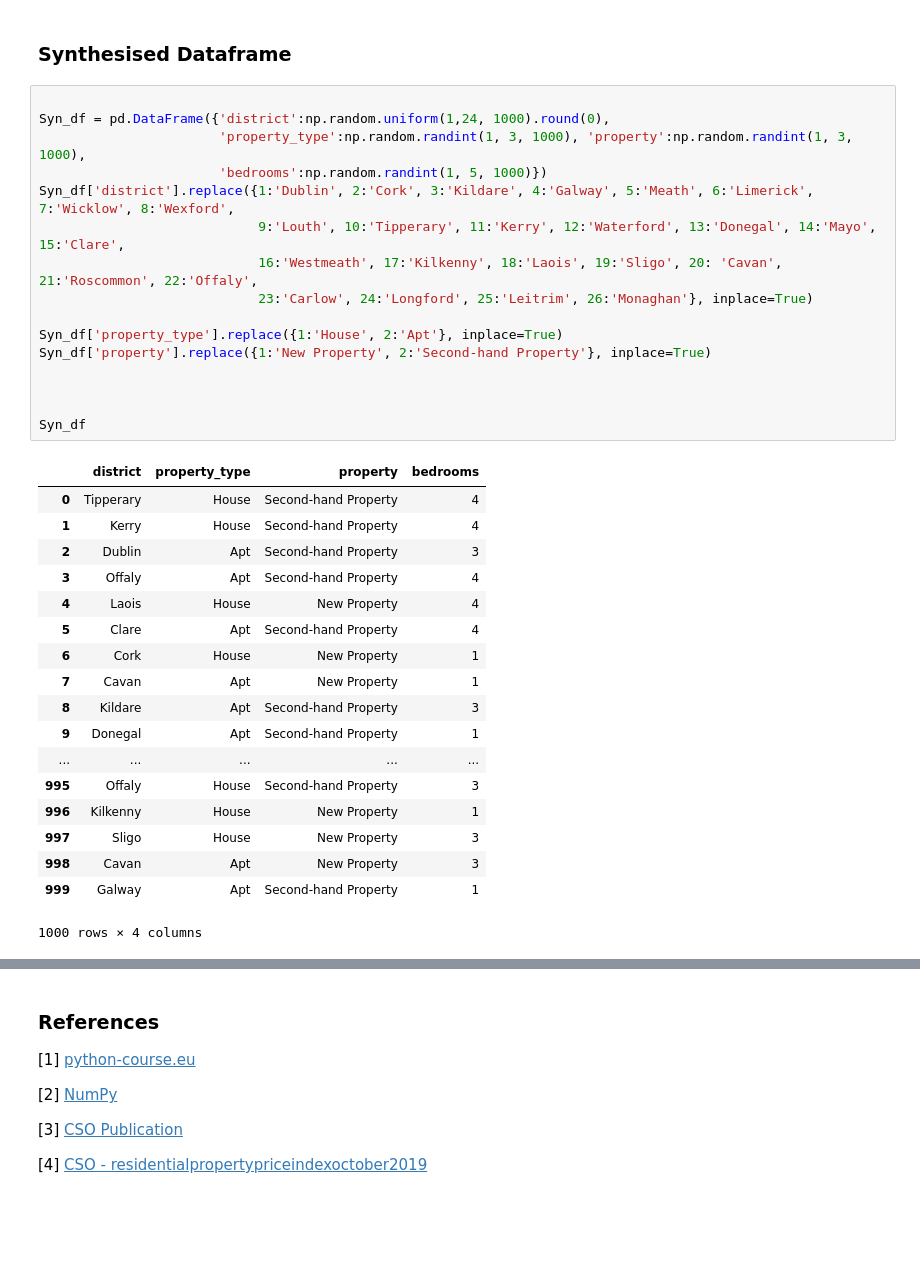
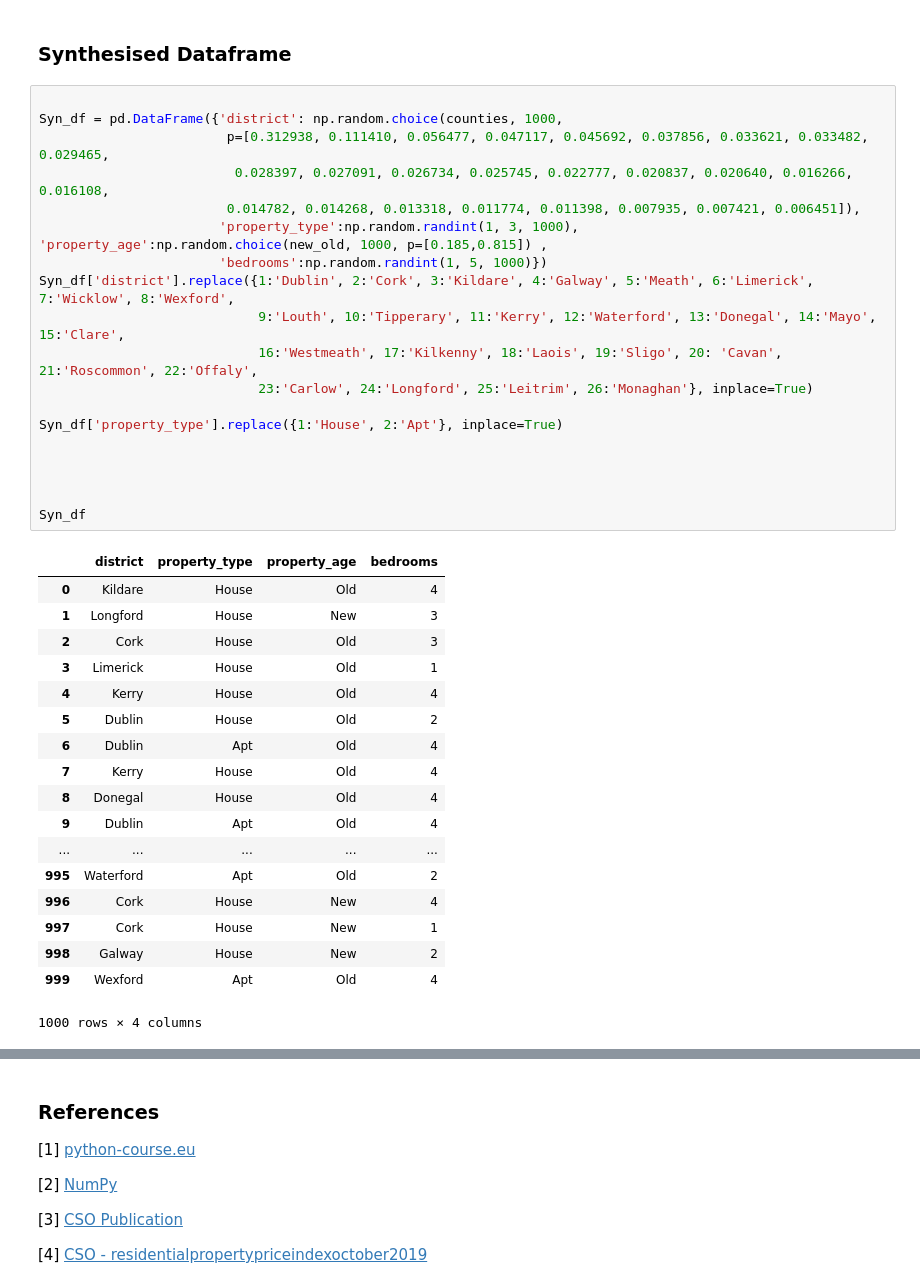
Before and after one commit to edelcorcoran/PDA-Project-, a Jupyter notebook: PDA Project.ipynb, the cells around one changed output, grey strips where cells are left out. Drawn from its saved outputs; the diff is of its cells as text; blank space fills up the shorter version.

Commit message:
Alter numpy functions to reflect better distributions using probabilites and numpy.random.choice function

```diff
--- a/PDA Project.ipynb
+++ b/PDA Project.ipynb
@@ -411,38 +534,41 @@ print (np.array((unique, counts)))
 ### Synthesised Dataframe
 # %%
 
-Syn_df = pd.DataFrame({'district':np.random.uniform(1,24, 1000).round(0),
-                       'property_type':np.random.randint(1, 3, 1000), 'property':np.random.randint(1, 3, 1000),
+Syn_df = pd.DataFrame({'district': np.random.choice(counties, 1000,
+                        p=[0.312938, 0.111410, 0.056477, 0.047117, 0.045692, 0.037856, 0.033621, 0.033482, 0.029465,
+                         0.028397, 0.027091, 0.026734, 0.025745, 0.022777, 0.020837, 0.020640, 0.016266, 0.016108,
+                        0.014782, 0.014268, 0.013318, 0.011774, 0.011398, 0.007935, 0.007421, 0.006451]),
+                       'property_type':np.random.randint(1, 3, 1000), 'property_age':np.random.choice(new_old, 1000, p=[0.185,0.815]) ,
                        'bedrooms':np.random.randint(1, 5, 1000)})
 Syn_df['district'].replace({1:'Dublin', 2:'Cork', 3:'Kildare', 4:'Galway', 5:'Meath', 6:'Limerick', 7:'Wicklow', 8:'Wexford',
                             9:'Louth', 10:'Tipperary', 11:'Kerry', 12:'Waterford', 13:'Donegal', 14:'Mayo', 15:'Clare',
                             16:'Westmeath', 17:'Kilkenny', 18:'Laois', 19:'Sligo', 20: 'Cavan', 21:'Roscommon', 22:'Offaly',
                             23:'Carlow', 24:'Longford', 25:'Leitrim', 26:'Monaghan'}, inplace=True)
 
 Syn_df['property_type'].replace({1:'House', 2:'Apt'}, inplace=True)
-Syn_df['property'].replace({1:'New Property', 2:'Second-hand Property'}, inplace=True)
+
 
 
 
 Syn_df
 # %% [output]
-|  | district | property_type | property | bedrooms |
-| 0 | Tipperary | House | Second-hand Property | 4 |
-| 1 | Kerry | House | Second-hand Property | 4 |
-| 2 | Dublin | Apt | Second-hand Property | 3 |
-| 3 | Offaly | Apt | Second-hand Property | 4 |
-| 4 | Laois | House | New Property | 4 |
-| 5 | Clare | Apt | Second-hand Property | 4 |
-| 6 | Cork | House | New Property | 1 |
-| 7 | Cavan | Apt | New Property | 1 |
-| 8 | Kildare | Apt | Second-hand Property | 3 |
-| 9 | Donegal | Apt | Second-hand Property | 1 |
+|  | district | property_type | property_age | bedrooms |
+| 0 | Kildare | House | Old | 4 |
+| 1 | Longford | House | New | 3 |
+| 2 | Cork | House | Old | 3 |
+| 3 | Limerick | House | Old | 1 |
+| 4 | Kerry | House | Old | 4 |
+| 5 | Dublin | House | Old | 2 |
+| 6 | Dublin | Apt | Old | 4 |
+| 7 | Kerry | House | Old | 4 |
+| 8 | Donegal | House | Old | 4 |
+| 9 | Dublin | Apt | Old | 4 |
 | ... | ... | ... | ... | ... |
-| 995 | Offaly | House | Second-hand Property | 3 |
-| 996 | Kilkenny | House | New Property | 1 |
-| 997 | Sligo | House | New Property | 3 |
-| 998 | Cavan | Apt | New Property | 3 |
-| 999 | Galway | Apt | Second-hand Property | 1 |
+| 995 | Waterford | Apt | Old | 2 |
+| 996 | Cork | House | New | 4 |
+| 997 | Cork | House | New | 1 |
+| 998 | Galway | House | New | 2 |
+| 999 | Wexford | Apt | Old | 4 |
 1000 rows × 4 columns
 # %%
 df["Price"].mean()
```
Also changed, not shown: parts of 18 cells of this notebook, 1 other file.
